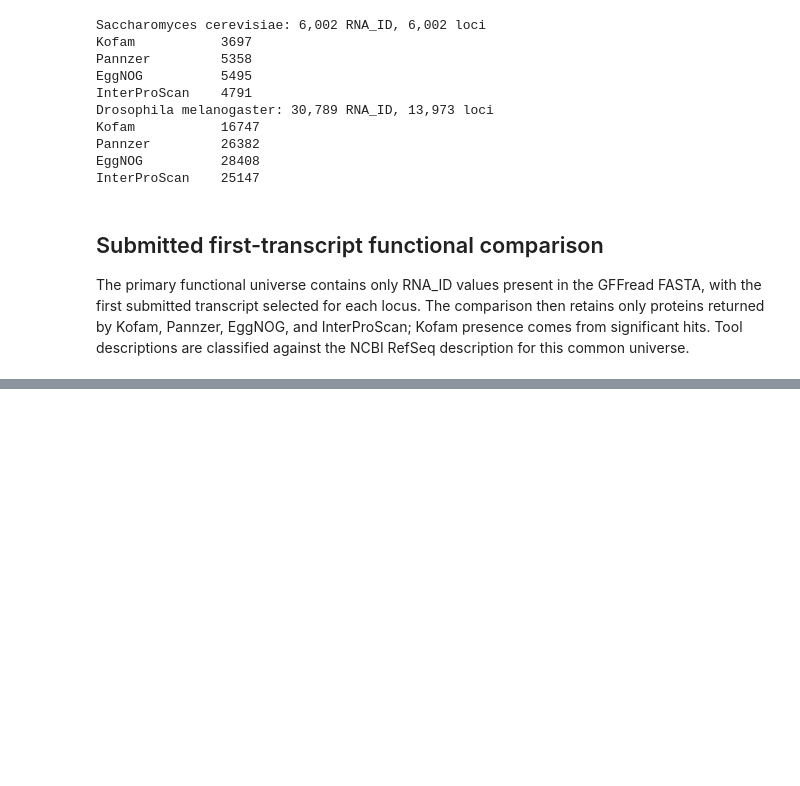
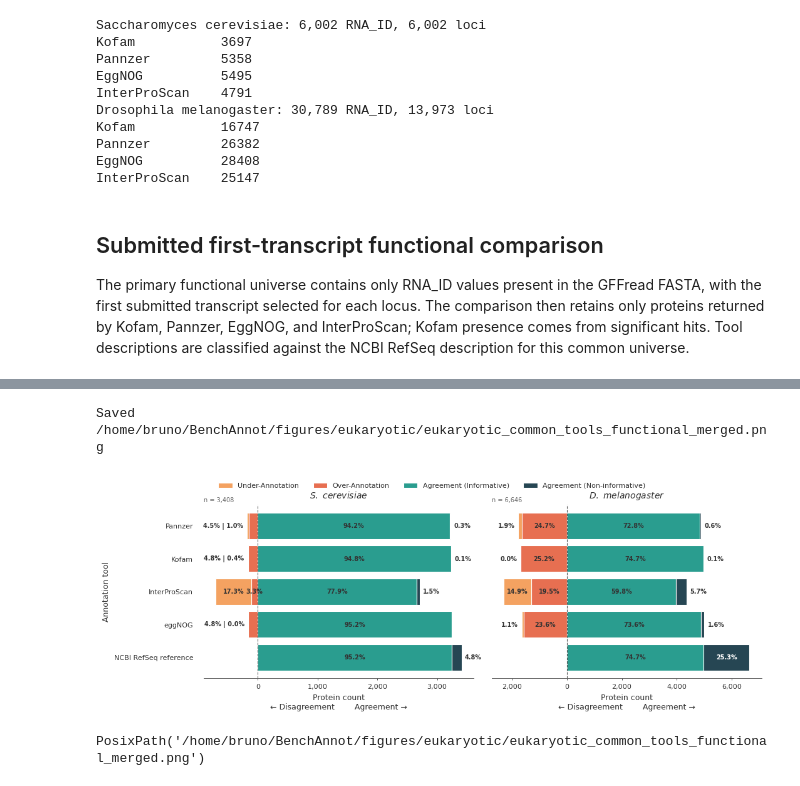
Before and after one commit to MeryMardegan/BenchAnnot, a Jupyter notebook: analysis_benchannot/2_run/notebooks/eukaryotic/3_functional_analysis.ipynb, the cells around one changed output, grey strips where cells are left out. Saved outputs shown, nothing was run; the diff lists cells and outputs as text; code cells hidden in the pictures; blank space fills up the shorter version.

```diff
--- a/analysis_benchannot/2_run/notebooks/eukaryotic/3_functional_analysis.ipynb
+++ b/analysis_benchannot/2_run/notebooks/eukaryotic/3_functional_analysis.ipynb
@@ -34,7 +34,7 @@ PATHS = project_paths(DATASET)
 EUKARYOTIC_OUTPUT = PATHS.analysis_output / "eukaryotic"
 ANALYSIS_DIR = EUKARYOTIC_OUTPUT / "functional_analysis"
 TABLE_DIR = ANALYSIS_DIR / "tables"
-PLOT_DIR = ANALYSIS_DIR / "plots"
+PLOT_DIR = PATHS.figures / "eukaryotic"
 CACHE_DIR = ANALYSIS_DIR / "uniprot_cache"
 
 TOOLS = ['Kofam', 'Pannzer', 'EggNOG', 'InterProScan']
@@ -283,15 +267,0 @@ Only uniquely resolved canonical protein sequences enter the functional denomina
-# %%
-canonical_inputs = {}
-for config in ORGANISMS:
-    organism = config["organism"]
-    canonical_inputs.update(
-        {
-            f"{organism} reference FAA": config["reference_faa"],
-            f"{organism} submitted GFFread FAA ({DATASET})": config["submitted_faa"],
-        }
-    )
-
-validate_required_inputs(
-    canonical_inputs,
-    context=f"eukaryotic canonical analysis ({DATASET})",
-)
@@ -383,0 +268,23 @@ Pannzer                            3209                 54              267
+# %%
+from benchannot.plotting import apply_style, plot_functional_shift_panels
+
+apply_style()
+
+common_tool_panels = {}
+for config in ORGANISMS:
+    organism = config["organism"]
+    common_tool_panels[organism] = pd.read_csv(
+        TABLE_DIR / f"{organism}_submitted_first_transcript_common_tools_summary.tsv",
+        sep="\t",
+        index_col="Source",
+    )
+
+plot_functional_shift_panels(
+    common_tool_panels,
+    count_label="Protein",
+    save_path=PLOT_DIR / "eukaryotic_common_tools_functional_merged.png",
+)
+# %% [output]
+Saved /home/bruno/BenchAnnot/figures/eukaryotic/eukaryotic_common_tools_functional_merged.png
+[figure, added]
+PosixPath('/home/bruno/BenchAnnot/figures/eukaryotic/eukaryotic_common_tools_functional_merged.png')
```
Also changed, not shown: parts of 5 cells of this notebook, 4 other files.
